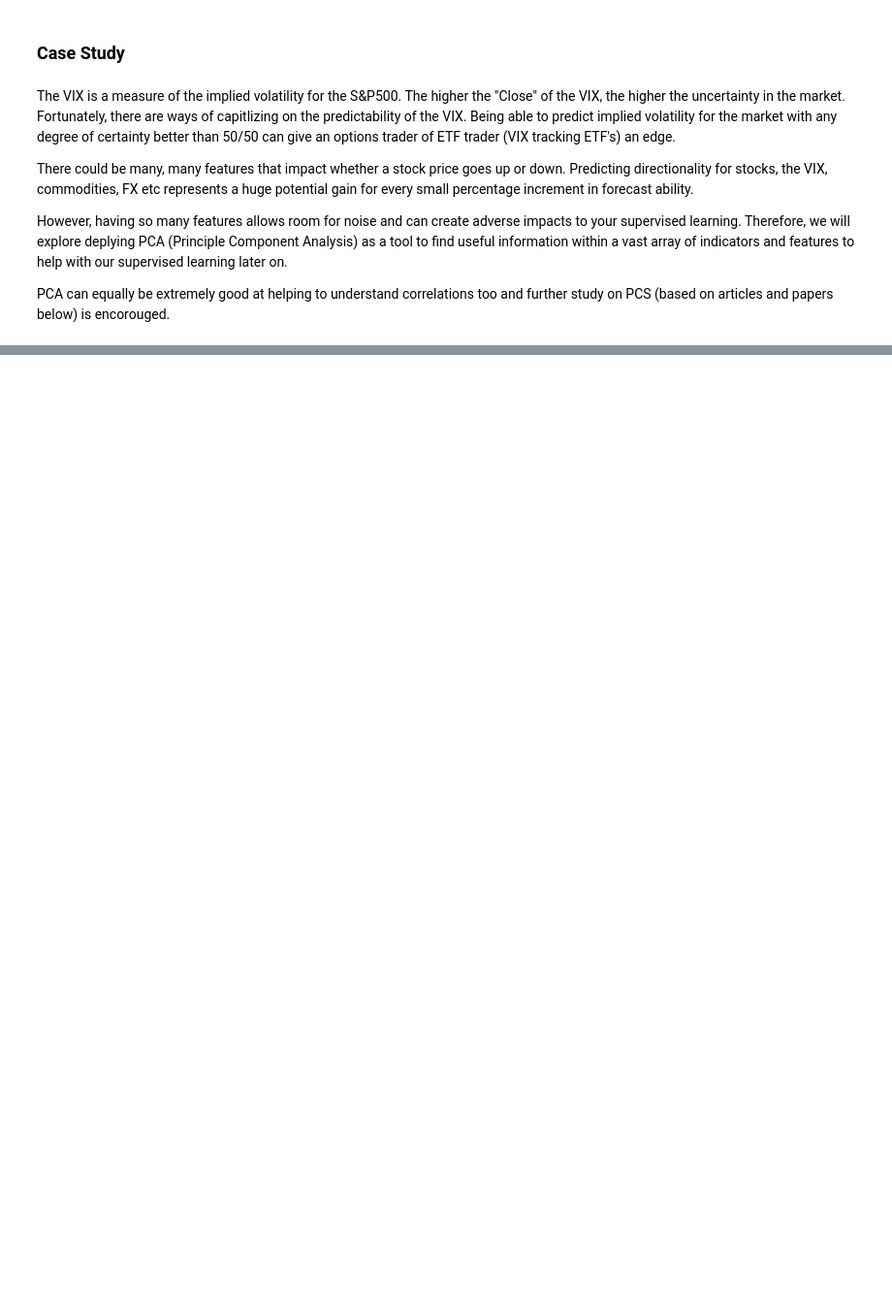
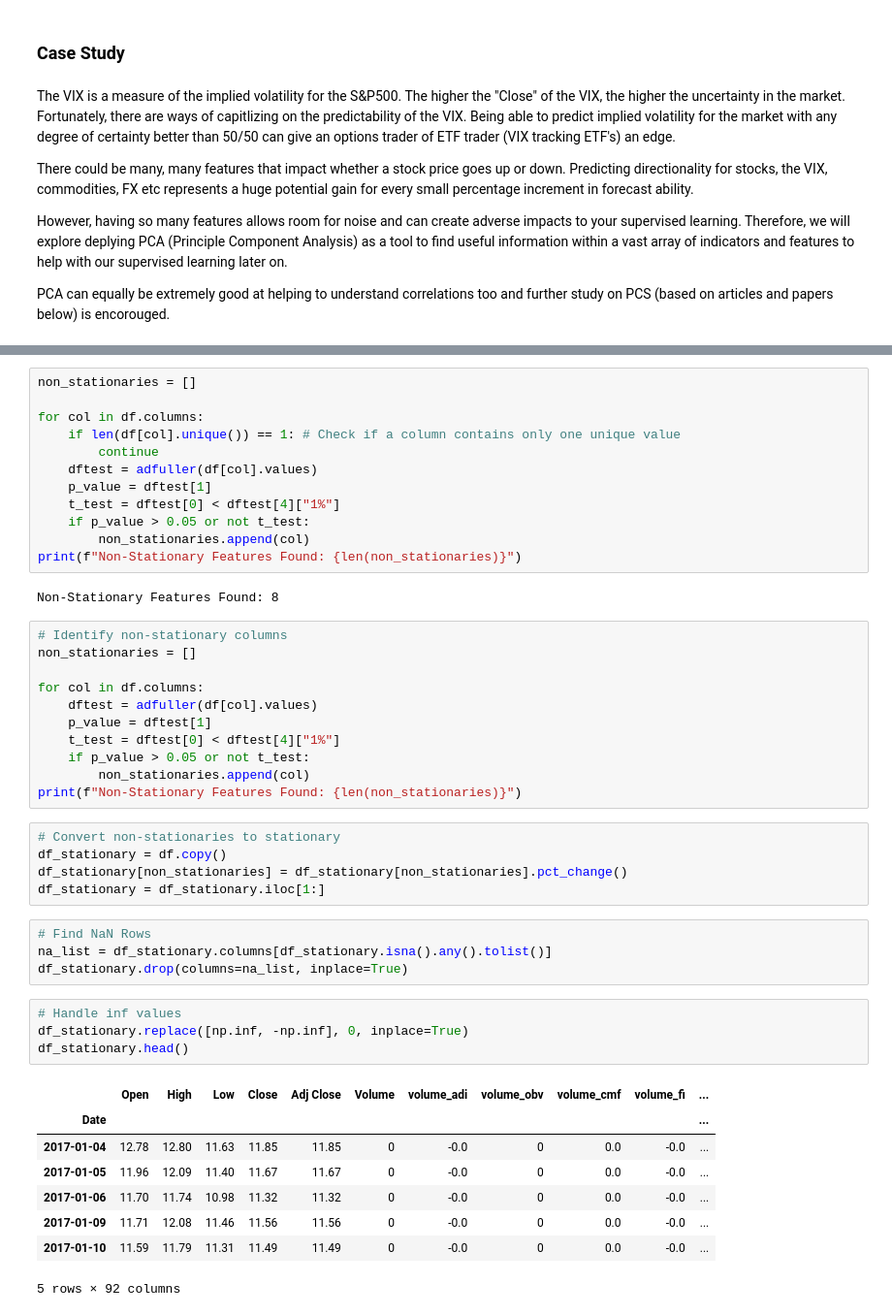
Before and after one commit to dkalenov/ML-Stock-Crypto-Trading, a Jupyter notebook: Principle_Component_Analysis.ipynb, the cells around one changed output, grey strips where cells are left out. Shown at 97% size. Cells and saved outputs as stored; diff of their text form; blank space fills up the shorter version.

```diff
--- a/Principle_Component_Analysis.ipynb
+++ b/Principle_Component_Analysis.ipynb
@@ -12,0 +125,47 @@ PCA can equally be extremely good at helping to understand correlations too and
+# %%
+non_stationaries = []
+
+for col in df.columns:
+    if len(df[col].unique()) == 1: # Check if a column contains only one unique value
+        continue
+    dftest = adfuller(df[col].values)
+    p_value = dftest[1]
+    t_test = dftest[0] < dftest[4]["1%"]
+    if p_value > 0.05 or not t_test:
+        non_stationaries.append(col)
+print(f"Non-Stationary Features Found: {len(non_stationaries)}")
+# %% [output]
+Non-Stationary Features Found: 8
+# %%
+# Identify non-stationary columns
+non_stationaries = []
+
+for col in df.columns:
+    dftest = adfuller(df[col].values)
+    p_value = dftest[1]
+    t_test = dftest[0] < dftest[4]["1%"]
+    if p_value > 0.05 or not t_test:
+        non_stationaries.append(col)
+print(f"Non-Stationary Features Found: {len(non_stationaries)}")
+# %%
+# Convert non-stationaries to stationary
+df_stationary = df.copy()
+df_stationary[non_stationaries] = df_stationary[non_stationaries].pct_change()
+df_stationary = df_stationary.iloc[1:]
+# %%
+# Find NaN Rows
+na_list = df_stationary.columns[df_stationary.isna().any().tolist()]
+df_stationary.drop(columns=na_list, inplace=True)
+# %%
+# Handle inf values
+df_stationary.replace([np.inf, -np.inf], 0, inplace=True)
+df_stationary.head()
+# %% [output]
+|  | Open | High | Low | Close | Adj Close | Volume | volume_adi | volume_obv | volume_cmf | volume_fi | ... |
+| Date |  |  |  |  |  |  |  |  |  |  | ... |
+| 2017-01-04 | 12.78 | 12.80 | 11.63 | 11.85 | 11.85 | 0 | -0.0 | 0 | 0.0 | -0.0 | ... |
+| 2017-01-05 | 11.96 | 12.09 | 11.40 | 11.67 | 11.67 | 0 | -0.0 | 0 | 0.0 | -0.0 | ... |
+| 2017-01-06 | 11.70 | 11.74 | 10.98 | 11.32 | 11.32 | 0 | -0.0 | 0 | 0.0 | -0.0 | ... |
+| 2017-01-09 | 11.71 | 12.08 | 11.46 | 11.56 | 11.56 | 0 | -0.0 | 0 | 0.0 | -0.0 | ... |
+| 2017-01-10 | 11.59 | 11.79 | 11.31 | 11.49 | 11.49 | 0 | -0.0 | 0 | 0.0 | -0.0 | ... |
+5 rows × 92 columns
```
Also changed, not shown: parts of 9 cells of this notebook.
